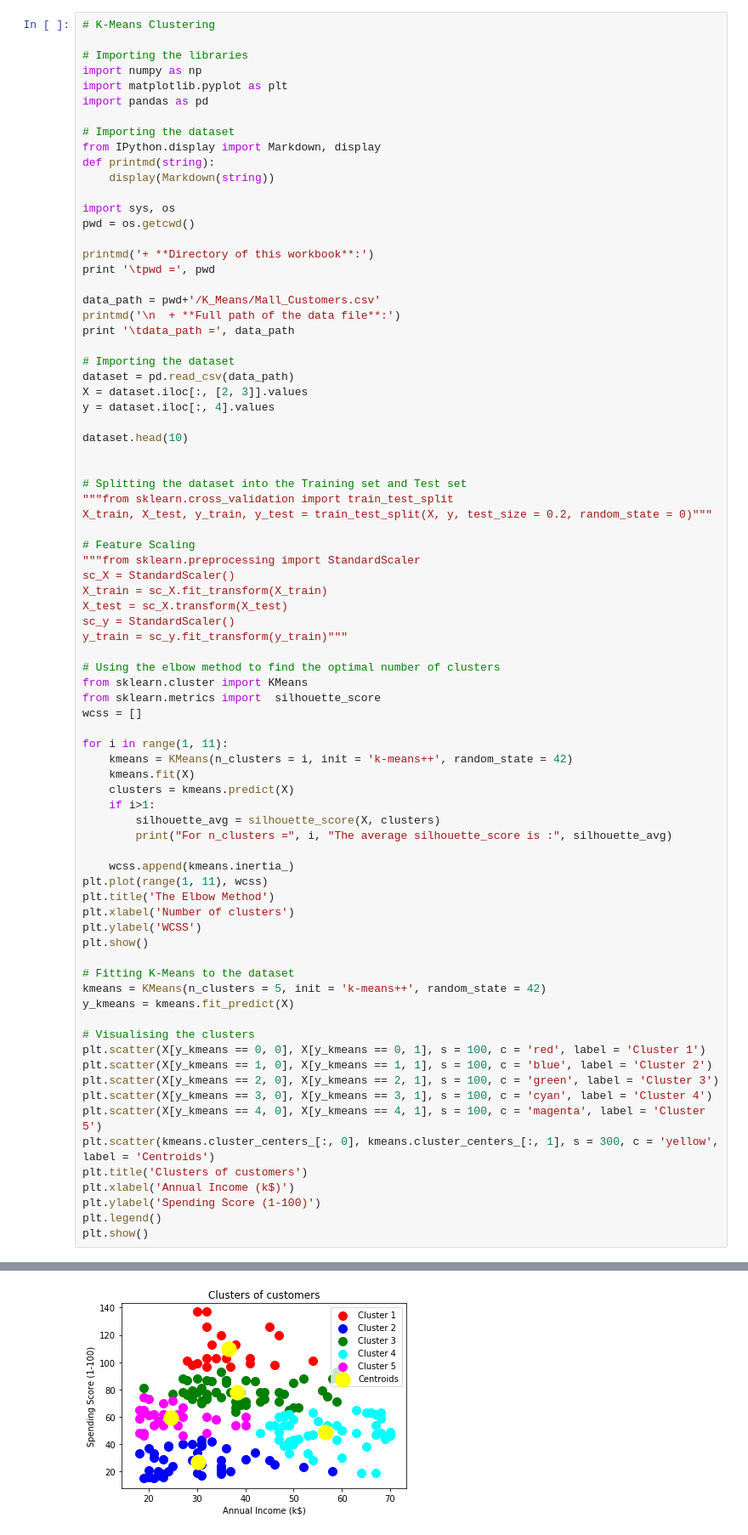
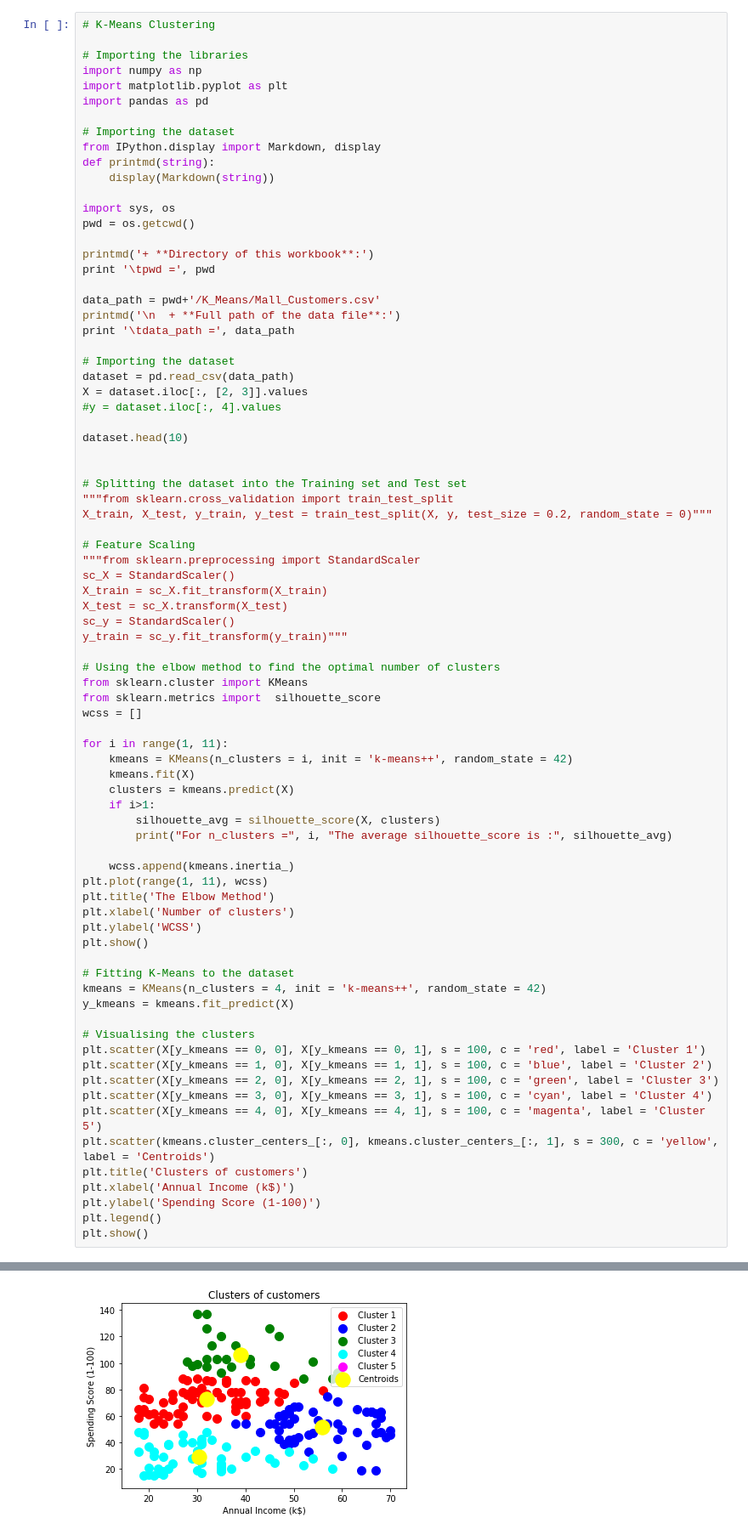
Before and after one commit to franzoni/ML-A-Z-Hands-On-Python-R, a Jupyter notebook: Machine_Learning_A-Z_Template_Folder/Part_4_-_Clustering/Section_24_-_K-Means_Clustering/kmeans.ipynb, the cells around one changed output, grey strips where cells are left out. Shown at 85% size. Cells and saved outputs as stored; diff of their text form.

```diff
--- a/Machine_Learning_A-Z_Template_Folder/Part_4_-_Clustering/Section_24_-_K-Means_Clustering/kmeans.ipynb
+++ b/Machine_Learning_A-Z_Template_Folder/Part_4_-_Clustering/Section_24_-_K-Means_Clustering/kmeans.ipynb
@@ -24,7 +24,7 @@ print '\tdata_path =', data_path
 # Importing the dataset
 dataset = pd.read_csv(data_path)
 X = dataset.iloc[:, [2, 3]].values
-y = dataset.iloc[:, 4].values
+#y = dataset.iloc[:, 4].values
 
 dataset.head(10)
 
@@ -62,35 +62,35 @@ plt.ylabel('WCSS')
 plt.show()
 
 # Fitting K-Means to the dataset
-kmeans = KMeans(n_clusters = 5, init = 'k-means++', random_state = 42)
+kmeans = KMeans(n_clusters = 4, init = 'k-means++', random_state = 42)
 y_kmeans = kmeans.fit_predict(X)
 
 # Visualising the clusters
 plt.scatter(X[y_kmeans == 0, 0], X[y_kmeans == 0, 1], s = 100, c = 'red', label = 'Cluster 1')
 plt.scatter(X[y_kmeans == 1, 0], X[y_kmeans == 1, 1], s = 100, c = 'blue', label = 'Cluster 2')
 plt.scatter(X[y_kmeans == 2, 0], X[y_kmeans == 2, 1], s = 100, c = 'green', label = 'Cluster 3')
 plt.scatter(X[y_kmeans == 3, 0], X[y_kmeans == 3, 1], s = 100, c = 'cyan', label = 'Cluster 4')
 plt.scatter(X[y_kmeans == 4, 0], X[y_kmeans == 4, 1], s = 100, c = 'magenta', label = 'Cluster 5')
 plt.scatter(kmeans.cluster_centers_[:, 0], kmeans.cluster_centers_[:, 1], s = 300, c = 'yellow', label = 'Centroids')
 plt.title('Clusters of customers')
 plt.xlabel('Annual Income (k$)')
 plt.ylabel('Spending Score (1-100)')
 plt.legend()
 plt.show()
 # %% [output]
 + **Directory of this workbook**:
         pwd = /eos/home-f/franzoni/SWAN_projects/ML-A-Z-Hands-On-Python-R/Machine_Learning_A-Z_Template_Folder/Part_4_-_Clustering/Section_24_-_K-Means_Clustering
 
   + **Full path of the data file**:
         data_path = /eos/home-f/franzoni/SWAN_projects/ML-A-Z-Hands-On-Python-R/Machine_Learning_A-Z_Template_Folder/Part_4_-_Clustering/Section_24_-_K-Means_Clustering/K_Means/Mall_Customers.csv
 ('For n_clusters =', 2, 'The average silhouette_score is :', 0.42620850066216065)
 ('For n_clusters =', 3, 'The average silhouette_score is :', 0.4254725038202792)
 ('For n_clusters =', 4, 'The average silhouette_score is :', 0.43295184273333076)
 ('For n_clusters =', 5, 'The average silhouette_score is :', 0.4016436644787277)
 ('For n_clusters =', 6, 'The average silhouette_score is :', 0.39293552436103246)
 ('For n_clusters =', 7, 'The average silhouette_score is :', 0.3840192204022327)
 ('For n_clusters =', 8, 'The average silhouette_score is :', 0.3945566831270063)
 ('For n_clusters =', 9, 'The average silhouette_score is :', 0.39671440470358477)
 ('For n_clusters =', 10, 'The average silhouette_score is :', 0.4033148225471917)
 [figure]
-[figure, old version]
+[figure, new version]
```
Also changed, not shown: parts of 1 cell of this notebook, 2 other files.
